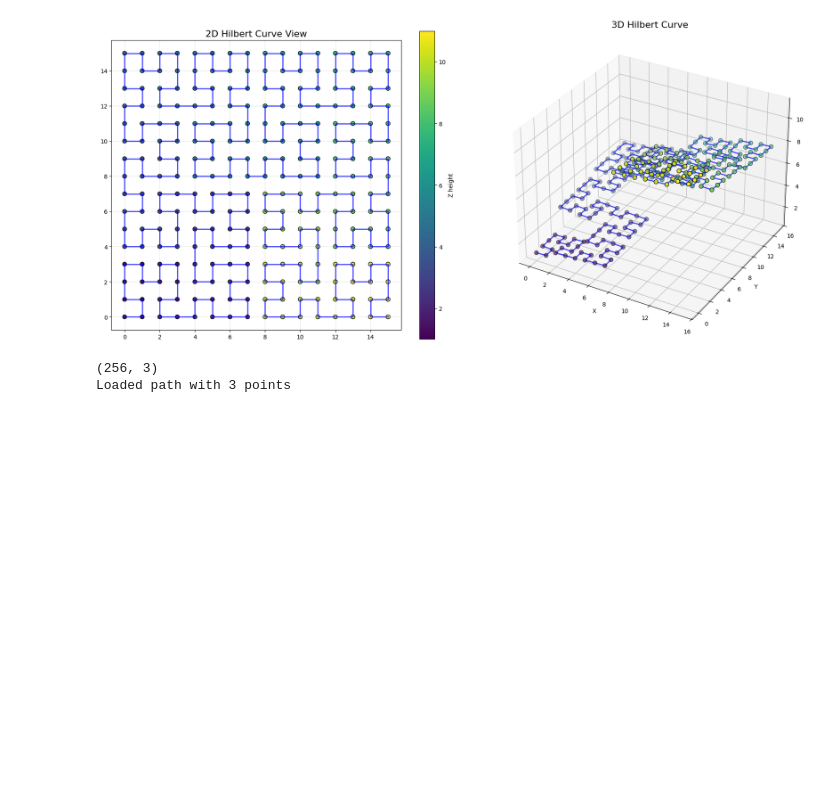
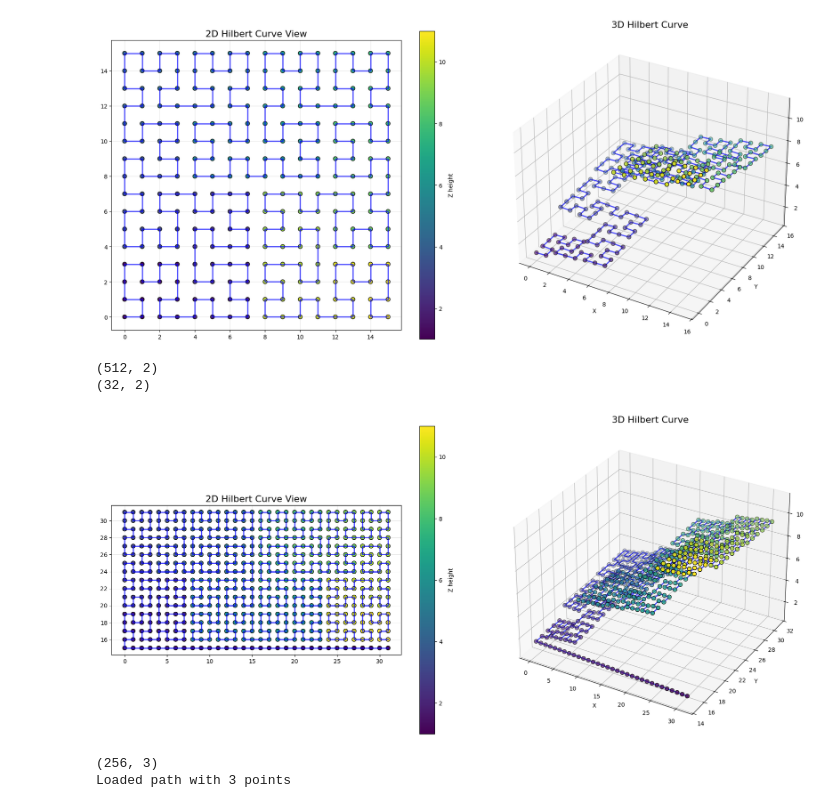
Before and after one commit to eschluntz/marble_maze, a Jupyter notebook: solid_testing.ipynb, the cells around one changed output. Saved outputs shown, nothing was run; the diff lists cells and outputs as text; code cells hidden in the pictures; blank space fills up the shorter version.

```diff
--- a/solid_testing.ipynb
+++ b/solid_testing.ipynb
@@ -91,6 +91,39 @@ points = get_hilbert_3d_curve(4, spacing=1, z_size=10, z_offset=1)
 plot_hilbert_curve(points)
 # %% [output]
 [figure]
+# %%
+def get_hilbert_3d_curve_with_return_path(order, spacing:float, z_size: float, z_offset: float):
+    dimensions = 2
+    hilbert_curve = HilbertCurve(order, dimensions)
+    distances_along_curve = list(range(2 ** (dimensions * order)))
+    points = hilbert_curve.points_from_distances(distances_along_curve)
+    # Convert list of points to a numpy array
+    points = np.array(points, dtype=float)
+
+    points = points[256 : 512 + 256]
+
+    print(points.shape)
+    return_path = np.array([[31 - i, 15] for i in range(32)], dtype=float)
+    print(return_path.shape)
+    points = np.concatenate((return_path, points), axis=0)
+
+
+
+    points *= spacing
+    # Generate z coordinates with size and offset
+    z_coords = np.linspace(z_offset, z_offset + z_size, len(points))
+
+    # Create a single numpy array of shape (n, 3)
+    return np.column_stack((points, z_coords))
+
+points = get_hilbert_3d_curve_with_return_path(5, spacing=1, z_size=10, z_offset=1)
+
+
+plot_hilbert_curve(points)
+# %% [output]
+(512, 2)
+(32, 2)
+[figure, added]
 # %%
 # Load and visualize a path from pickle file
 import pickle
```
Also changed, not shown: parts of 9 cells of this notebook, 25 other files.
